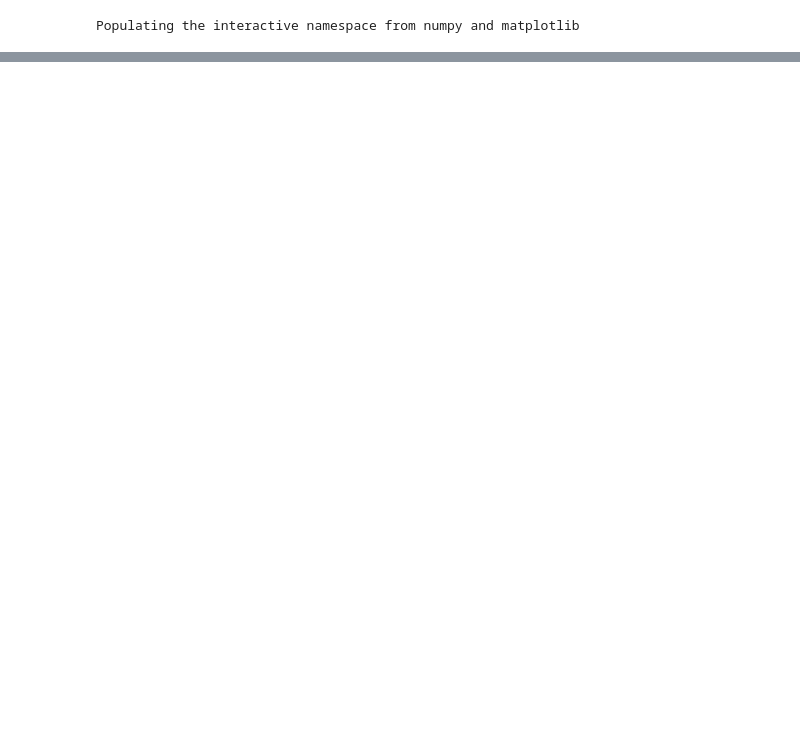
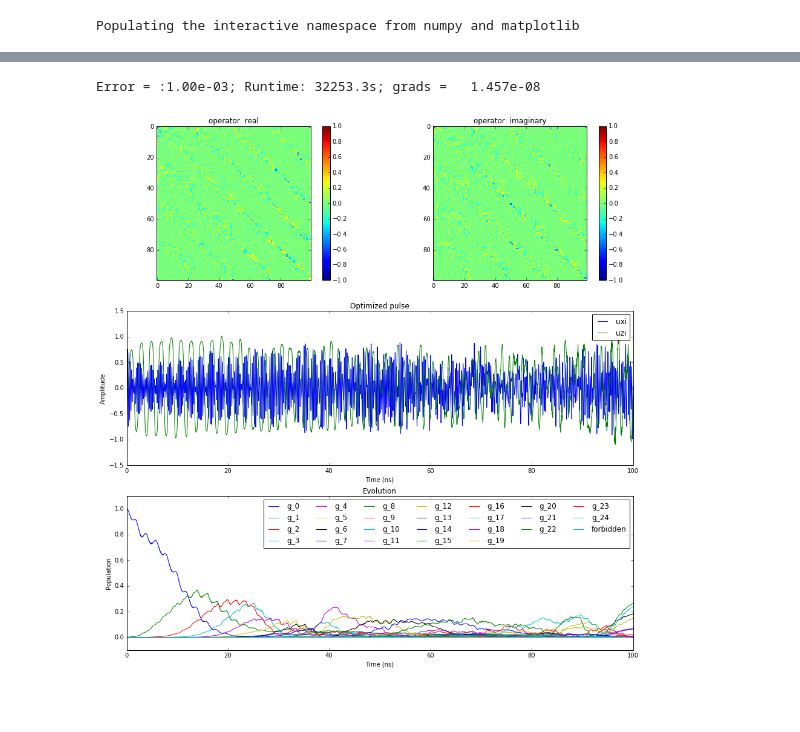
Before and after one commit to SchusterLab/GRAPE-Tensorflow-Examples, a Jupyter notebook: Cat_with_cavity-XI-ZI-forbidden (Nelson).ipynb, the cells around one changed output, grey strips where cells are left out. Saved outputs shown, nothing was run; the diff lists cells and outputs as text; code cells hidden in the pictures; blank space fills up the shorter version.

```diff
--- a/Cat_with_cavity-XI-ZI-forbidden (Nelson).ipynb
+++ b/Cat_with_cavity-XI-ZI-forbidden (Nelson).ipynb
@@ -224,9 +219,12 @@ new_u0 = np.load('data/cat-3-xi-zi-forbid-r10 total_time: 100.0, steps: 10000, s
 # %%
 uks,U_final = Grape(H0,Hops,Hnames,U,total_time,steps,psi0,convergence=convergence, draw = [states_draw_list,states_draw_names],
                     state_transfer=state_transfer,
-                    show_plots =False, gate = "cat-3-xi-zi-forbid-r11",
+                    show_plots =False, gate = "cat",
        unitary_error = 1e-4, method = 'Adam',switch = False, forbidden = forbidden,initial_guess = new_u0
-                    ,penalty_coeffs = penalty_coeffs,multi_mode=multi_mode)
+                    ,penalty_coeffs = penalty_coeffs,dressed_info=dressed_info, data_path = "/home/nelson/Simulations/GRAPE-Data/cat")
+# %% [output]
+Error = :1.00e-03; Runtime: 32253.3s; grads =   1.457e-08
+[figure, added]
 # %%
 import numpy as np
 np.linspace(50+50./2000,100,2000)
```
Also changed, not shown: parts of 2 cells of this notebook, 1 other file.
